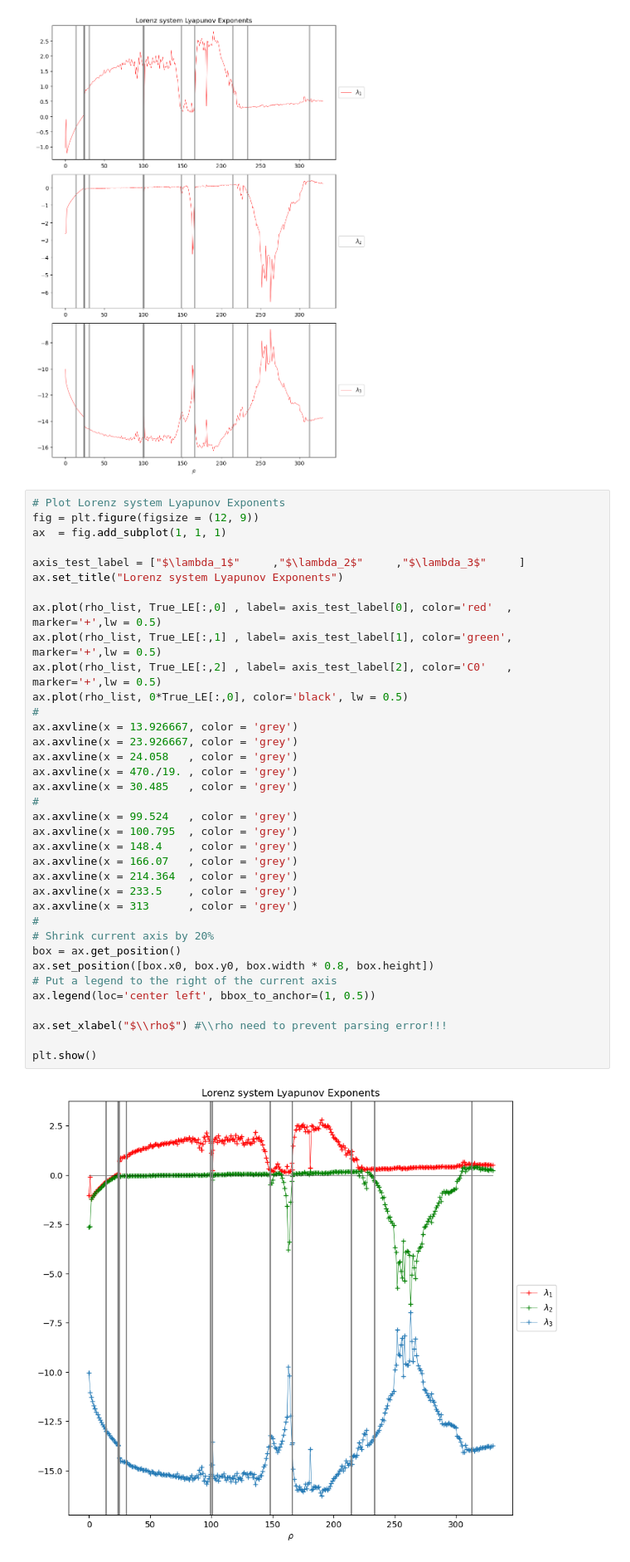
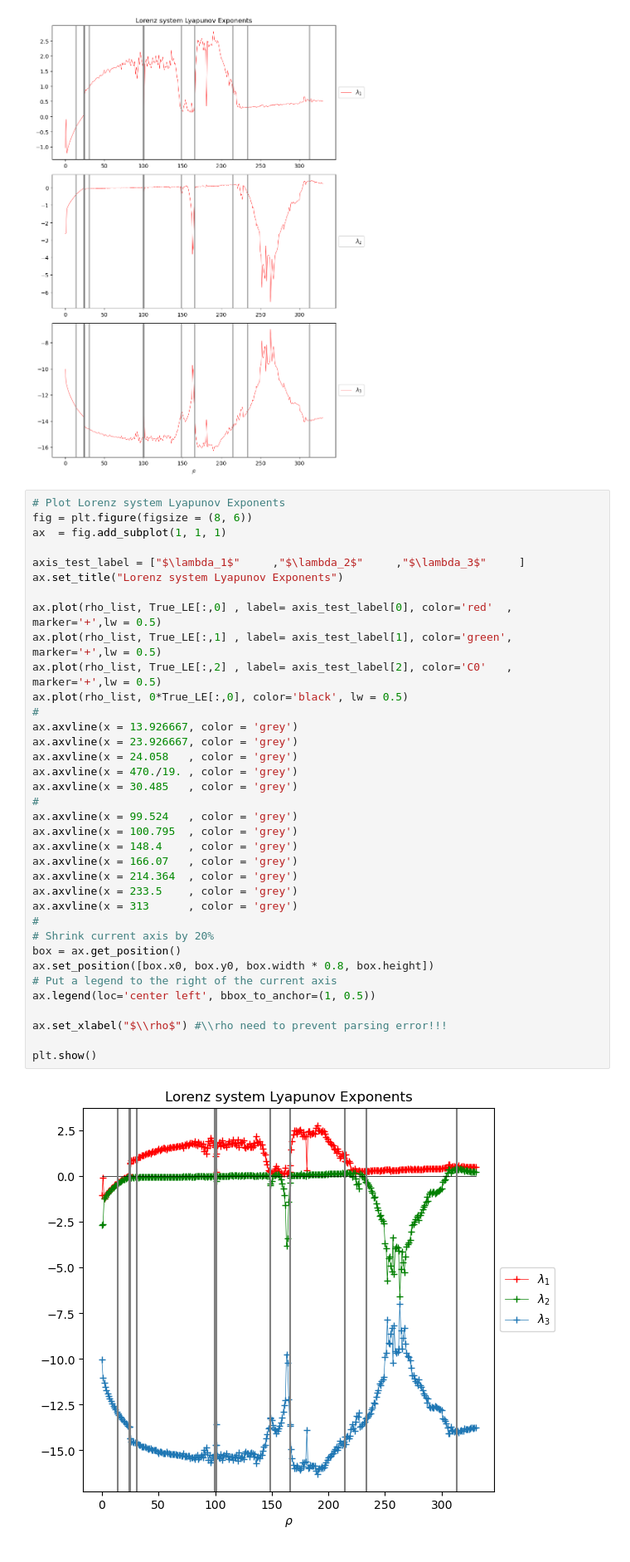
Before and after one commit to apoalb788/paper01, a Jupyter notebook: APOALB_04a_LORENZ_REAL_SYSTEM_Lyapunov_Exponents.ipynb, the cells around one changed output. Shown: that part at 83% size. Saved outputs shown, nothing was run; the diff lists cells and outputs as text.

```diff
--- a/APOALB_04a_LORENZ_REAL_SYSTEM_Lyapunov_Exponents.ipynb
+++ b/APOALB_04a_LORENZ_REAL_SYSTEM_Lyapunov_Exponents.ipynb
@@ -169,7 +170,7 @@ plt.show()
 [figure]
 # %%
 # Plot Lorenz system Lyapunov Exponents
-fig = plt.figure(figsize = (12, 9))
+fig = plt.figure(figsize = (8, 6))
 ax  = fig.add_subplot(1, 1, 1)
 
 axis_test_label = ["$\lambda_1$"     ,"$\lambda_2$"     ,"$\lambda_3$"     ]
@@ -177,34 +178,34 @@ ax.set_title("Lorenz system Lyapunov Exponents")
 
 ax.plot(rho_list, True_LE[:,0] , label= axis_test_label[0], color='red'  , marker='+',lw = 0.5)
 ax.plot(rho_list, True_LE[:,1] , label= axis_test_label[1], color='green', marker='+',lw = 0.5)
 ax.plot(rho_list, True_LE[:,2] , label= axis_test_label[2], color='C0'   , marker='+',lw = 0.5)
 ax.plot(rho_list, 0*True_LE[:,0], color='black', lw = 0.5)
 #
 ax.axvline(x = 13.926667, color = 'grey')
 ax.axvline(x = 23.926667, color = 'grey')
 ax.axvline(x = 24.058   , color = 'grey')
 ax.axvline(x = 470./19. , color = 'grey')
 ax.axvline(x = 30.485   , color = 'grey')
 #
 ax.axvline(x = 99.524   , color = 'grey')
 ax.axvline(x = 100.795  , color = 'grey')
 ax.axvline(x = 148.4    , color = 'grey')
 ax.axvline(x = 166.07   , color = 'grey')
 ax.axvline(x = 214.364  , color = 'grey')
 ax.axvline(x = 233.5    , color = 'grey')
 ax.axvline(x = 313      , color = 'grey')
 #
 # Shrink current axis by 20%
 box = ax.get_position()
 ax.set_position([box.x0, box.y0, box.width * 0.8, box.height])
 # Put a legend to the right of the current axis
 ax.legend(loc='center left', bbox_to_anchor=(1, 0.5))
 
 ax.set_xlabel("$\\rho$") #\\rho need to prevent parsing error!!!
 
 plt.show()
 # %% [output]
-[figure, old version]
+[figure, new version]
 # %%
 #---------------------------------------------------------------------#---------------------------------------------------------------------#
 # Elapsed time
```
Also changed, not shown: parts of 4 cells of this notebook, 5 other files.
